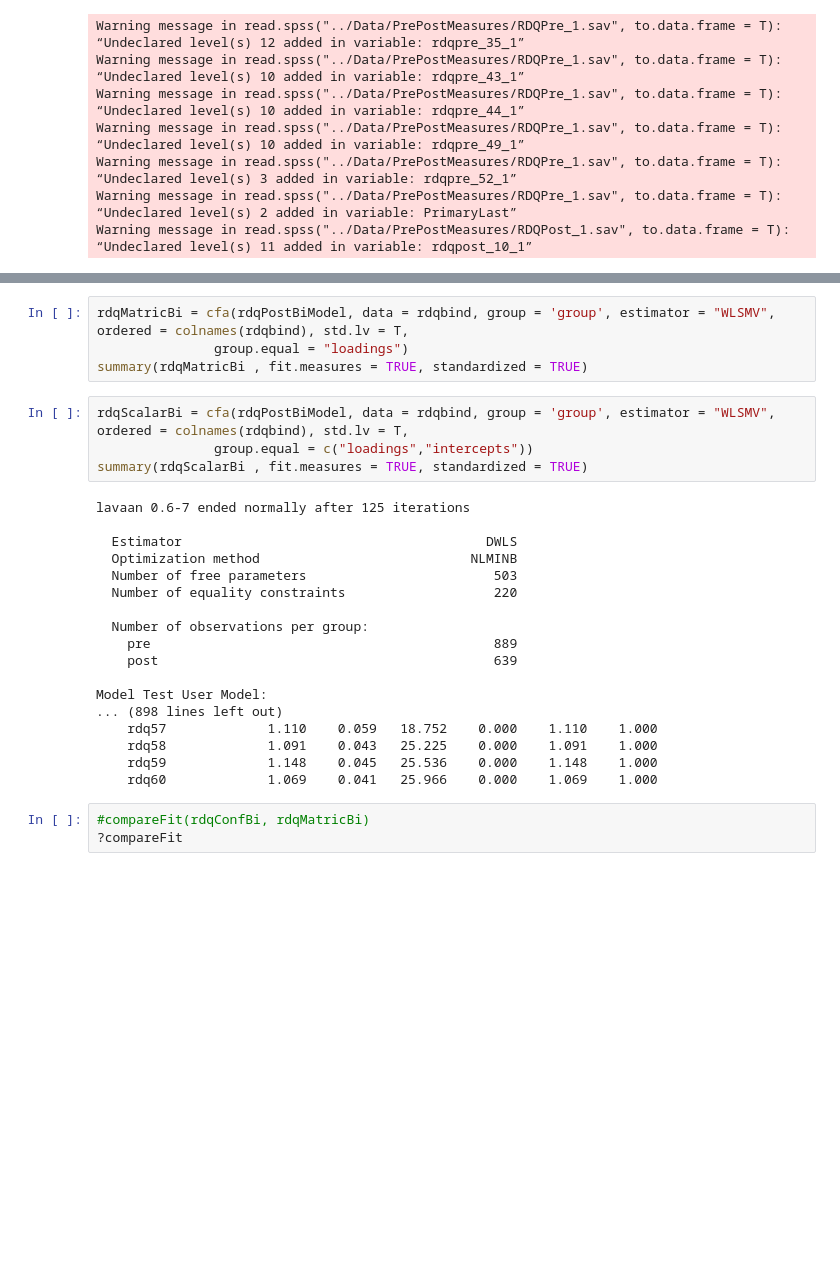
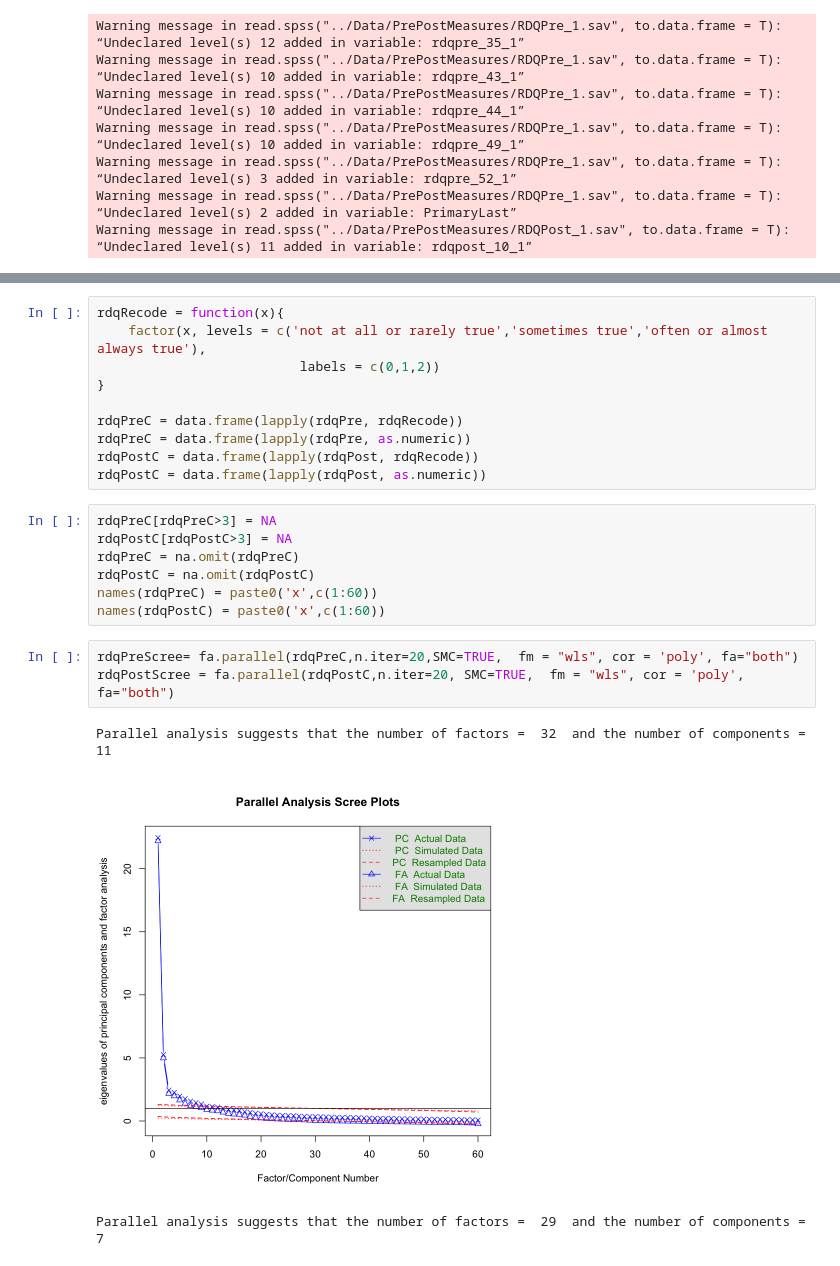
Before and after one commit to sin-ying-lin/phpTxOutcome, a Jupyter notebook: Code/rdqStructure.ipynb, the cells around one changed output, grey strips where cells are left out. Cells and saved outputs as stored; diff of their text form; blank space fills up the shorter version.

```diff
--- a/Code/rdqStructure.ipynb
+++ b/Code/rdqStructure.ipynb
@@ -168,29 +26,24 @@ Model Test User Model:
-# %%
-rdqMatricBi = cfa(rdqPostBiModel, data = rdqbind, group = 'group', estimator = "WLSMV",  ordered = colnames(rdqbind), std.lv = T,
-               group.equal = "loadings")
-summary(rdqMatricBi , fit.measures = TRUE, standardized = TRUE)
-# %%
-rdqScalarBi = cfa(rdqPostBiModel, data = rdqbind, group = 'group', estimator = "WLSMV",  ordered = colnames(rdqbind), std.lv = T,
-               group.equal = c("loadings","intercepts"))
-summary(rdqScalarBi , fit.measures = TRUE, standardized = TRUE)
-# %% [output]
-lavaan 0.6-7 ended normally after 125 iterations
-
-  Estimator                                       DWLS
-  Optimization method                           NLMINB
-  Number of free parameters                        503
-  Number of equality constraints                   220
-
-  Number of observations per group:
-    pre                                            889
-    post                                           639
-
-Model Test User Model:
-... (898 lines left out)
-    rdq57             1.110    0.059   18.752    0.000    1.110    1.000
-    rdq58             1.091    0.043   25.225    0.000    1.091    1.000
-    rdq59             1.148    0.045   25.536    0.000    1.148    1.000
-    rdq60             1.069    0.041   25.966    0.000    1.069    1.000
-# %%
-#compareFit(rdqConfBi, rdqMatricBi)
-?compareFit
+# %%
+rdqRecode = function(x){
+    factor(x, levels = c('not at all or rarely true','sometimes true','often or almost always true'),
+                          labels = c(0,1,2))
+}
+
+rdqPreC = data.frame(lapply(rdqPre, rdqRecode))
+rdqPreC = data.frame(lapply(rdqPre, as.numeric))
+rdqPostC = data.frame(lapply(rdqPost, rdqRecode))
+rdqPostC = data.frame(lapply(rdqPost, as.numeric))
+# %%
+rdqPreC[rdqPreC>3] = NA
+rdqPostC[rdqPostC>3] = NA
+rdqPreC = na.omit(rdqPreC)
+rdqPostC = na.omit(rdqPostC)
+names(rdqPreC) = paste0('x',c(1:60))
+names(rdqPostC) = paste0('x',c(1:60))
+# %%
+rdqPreScree= fa.parallel(rdqPreC,n.iter=20,SMC=TRUE,  fm = "wls", cor = 'poly', fa="both")
+rdqPostScree = fa.parallel(rdqPostC,n.iter=20, SMC=TRUE,  fm = "wls", cor = 'poly', fa="both")
+# %% [output]
+Parallel analysis suggests that the number of factors =  32  and the number of components =  11
+[figure, added]
+Parallel analysis suggests that the number of factors =  29  and the number of components =  7
```
Also changed, not shown: parts of 33 cells of this notebook, 8 other files.
